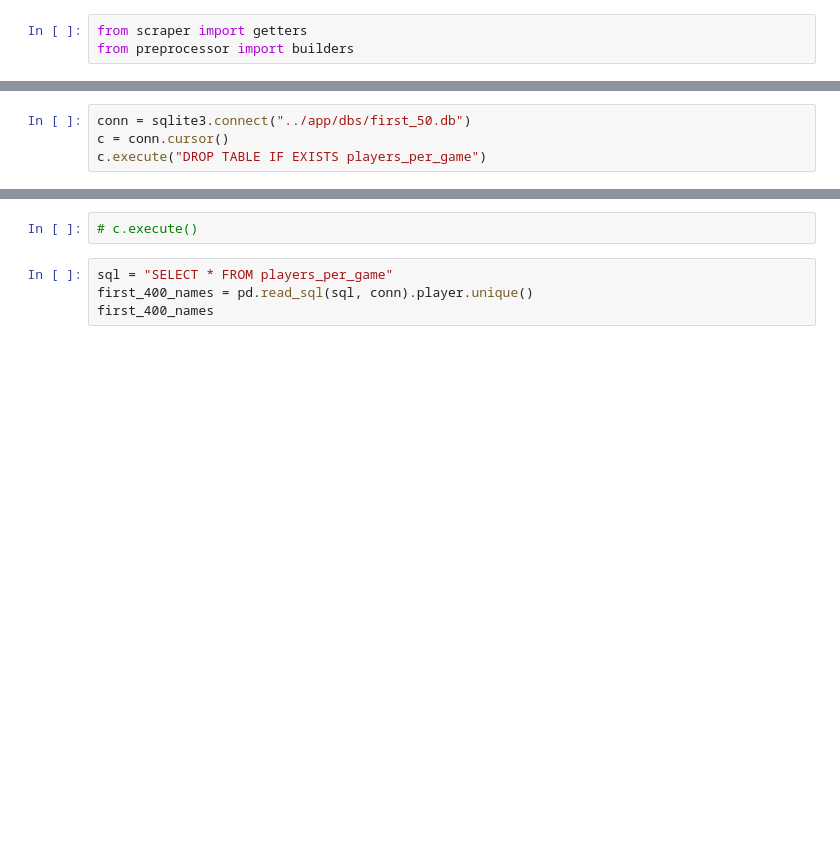
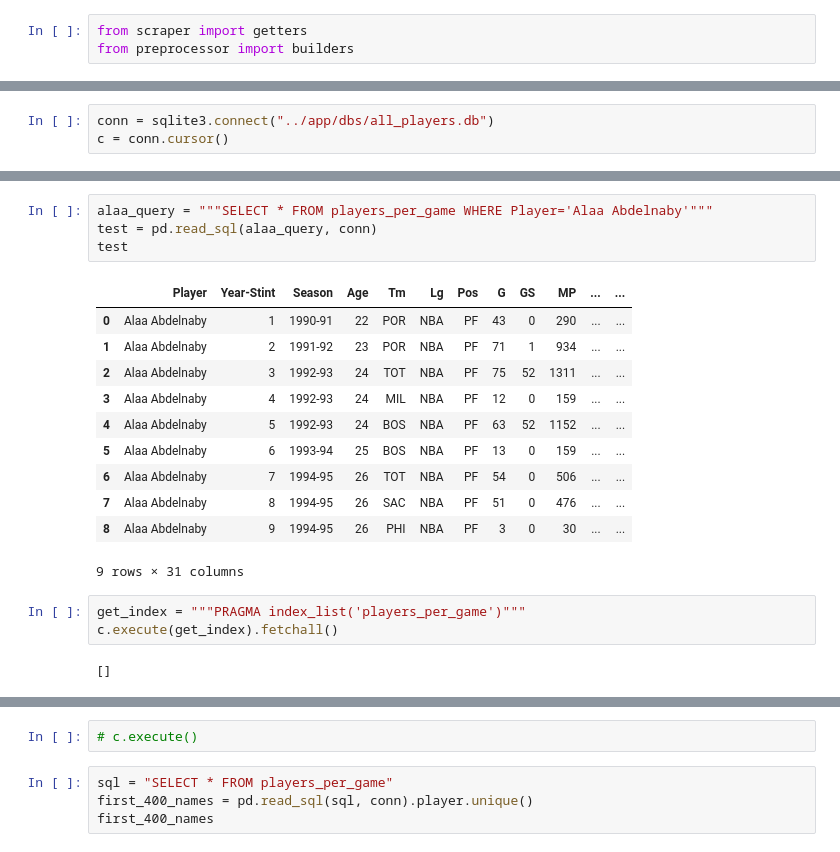
Before and after one commit to samhld/nba_stats, a Jupyter notebook: scratchpads/persist_data.ipynb, the cells around one changed output, grey strips where cells are left out. Saved outputs shown, nothing was run; the diff lists cells and outputs as text; blank space fills up the shorter version.

```diff
--- a/scratchpads/persist_data.ipynb
+++ b/scratchpads/persist_data.ipynb
@@ -18,4 +36,3 @@ first_400.index.names
 # %%
-conn = sqlite3.connect("../app/dbs/first_50.db")
+conn = sqlite3.connect("../app/dbs/all_players.db")
 c = conn.cursor()
-c.execute("DROP TABLE IF EXISTS players_per_game")
@@ -26,0 +90,21 @@ len(c.execute(select_star).fetchall())
+# %%
+alaa_query = """SELECT * FROM players_per_game WHERE Player='Alaa Abdelnaby'"""
+test = pd.read_sql(alaa_query, conn)
+test
+# %% [output]
+|  | Player | Year-Stint | Season | Age | Tm | Lg | Pos | G | GS | MP | ... | ... |
+| 0 | Alaa Abdelnaby | 1 | 1990-91 | 22 | POR | NBA | PF | 43 | 0 | 290 | ... | ... |
+| 1 | Alaa Abdelnaby | 2 | 1991-92 | 23 | POR | NBA | PF | 71 | 1 | 934 | ... | ... |
+| 2 | Alaa Abdelnaby | 3 | 1992-93 | 24 | TOT | NBA | PF | 75 | 52 | 1311 | ... | ... |
+| 3 | Alaa Abdelnaby | 4 | 1992-93 | 24 | MIL | NBA | PF | 12 | 0 | 159 | ... | ... |
+| 4 | Alaa Abdelnaby | 5 | 1992-93 | 24 | BOS | NBA | PF | 63 | 52 | 1152 | ... | ... |
+| 5 | Alaa Abdelnaby | 6 | 1993-94 | 25 | BOS | NBA | PF | 13 | 0 | 159 | ... | ... |
+| 6 | Alaa Abdelnaby | 7 | 1994-95 | 26 | TOT | NBA | PF | 54 | 0 | 506 | ... | ... |
+| 7 | Alaa Abdelnaby | 8 | 1994-95 | 26 | SAC | NBA | PF | 51 | 0 | 476 | ... | ... |
+| 8 | Alaa Abdelnaby | 9 | 1994-95 | 26 | PHI | NBA | PF | 3 | 0 | 30 | ... | ... |
+9 rows × 31 columns
+# %%
+get_index = """PRAGMA index_list('players_per_game')"""
+c.execute(get_index).fetchall()
+# %% [output]
+[]
```
Also changed, not shown: parts of 13 cells of this notebook, 2 other files.
